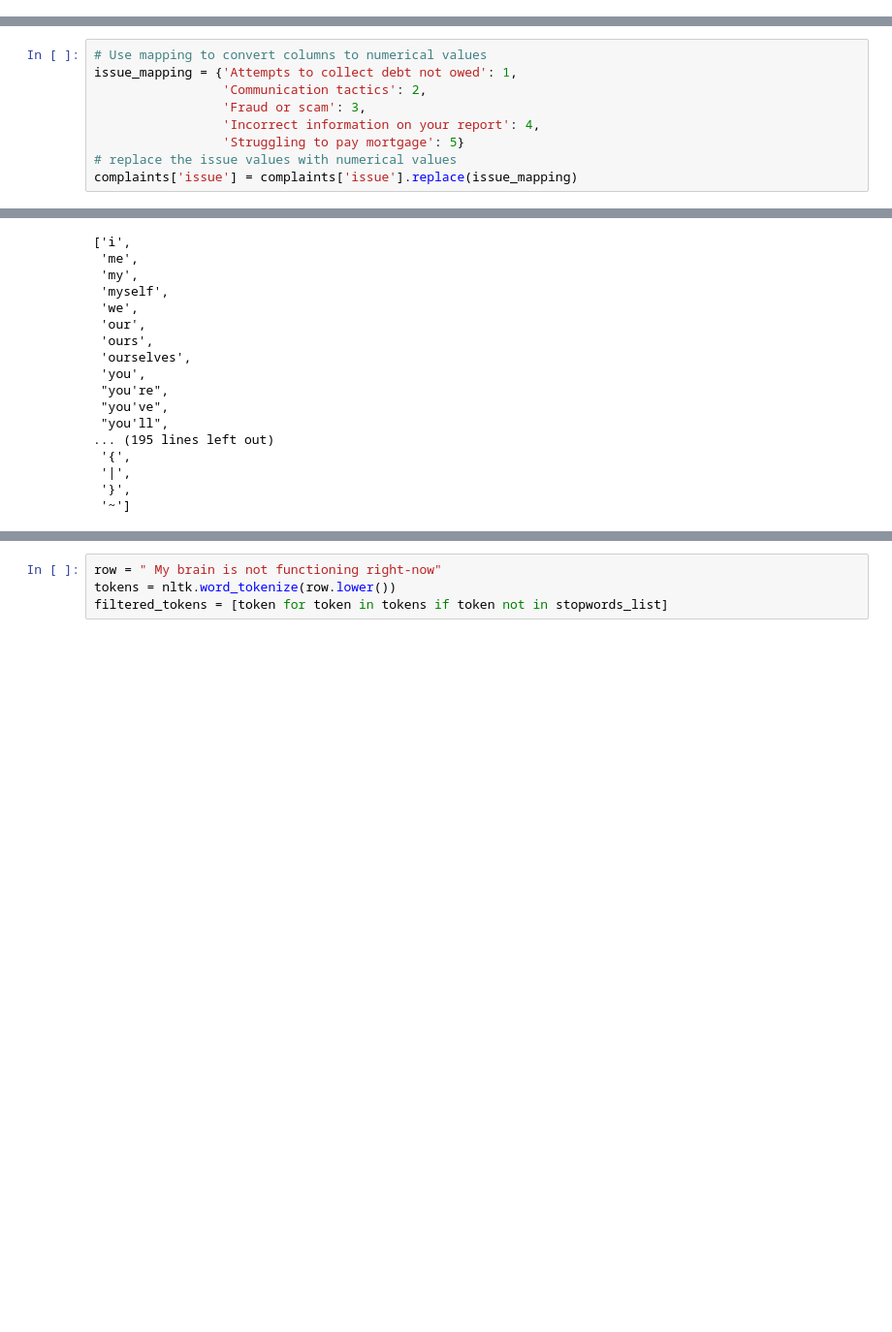
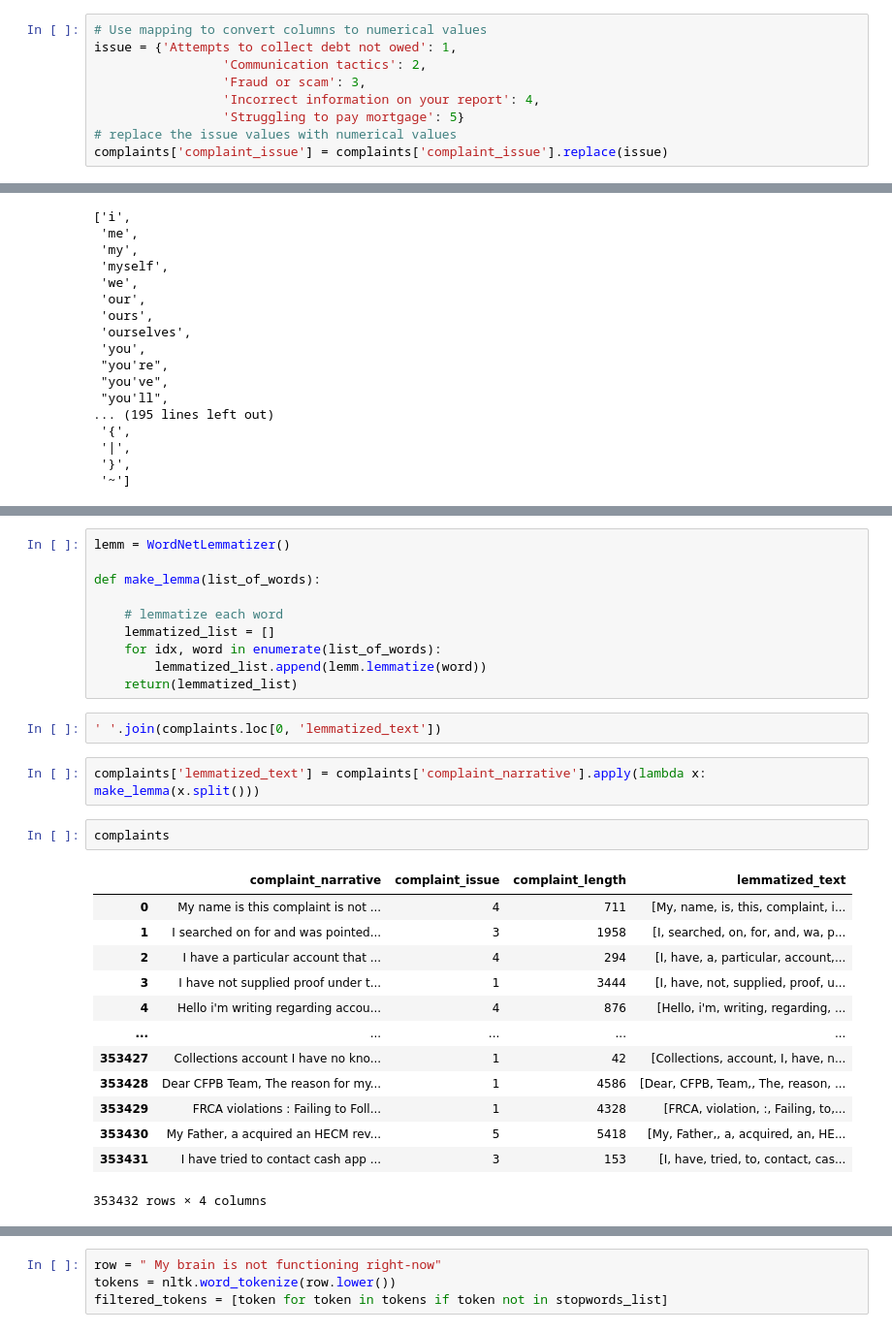
Before and after one commit to nss-data-science-cohort-6/cfpb_text_classification-gambinos, a Jupyter notebook: AM_cfpb_text_classification.ipynb, the cells around one changed output, grey strips where cells are left out. Shown at 97% size. Saved outputs shown, nothing was run; the diff lists cells and outputs as text; blank space fills up the shorter version.

Commit message:
woattempting lemmatization

```diff
--- a/AM_cfpb_text_classification.ipynb
+++ b/AM_cfpb_text_classification.ipynb
@@ -36,6 +37,15 @@ complaints['complaint_issue'].value_counts().plot(kind = 'bar')
 # %% [output]
 <Axes: >
 [figure]
+# %%
+# Use mapping to convert columns to numerical values
+issue = {'Attempts to collect debt not owed': 1,
+                 'Communication tactics': 2,
+                 'Fraud or scam': 3,
+                 'Incorrect information on your report': 4,
+                 'Struggling to pay mortgage': 5}
+# replace the issue values with numerical values
+complaints['complaint_issue'] = complaints['complaint_issue'].replace(issue)
 # %%
 complaints['complaint_narrative'].apply(len).plot(kind = 'hist')
 # %% [output]
@@ -48,14 +58,5 @@ complaints['complaint_narrative'] = complaints['complaint_narrative'].str.replac
 
 # stripping all numeric values from complaints
 complaints['complaint_narrative'] = complaints['complaint_narrative'].str.replace('\d+', '', regex=True)
-# %%
-# Use mapping to convert columns to numerical values
-issue_mapping = {'Attempts to collect debt not owed': 1,
-                 'Communication tactics': 2,
-                 'Fraud or scam': 3,
-                 'Incorrect information on your report': 4,
-                 'Struggling to pay mortgage': 5}
-# replace the issue values with numerical values
-complaints['issue'] = complaints['issue'].replace(issue_mapping)
 # %%
 complaints.loc[0]['complaint_narrative']
@@ -83,0 +94,30 @@ stopwords_list
+# %%
+lemm = WordNetLemmatizer()
+
+def make_lemma(list_of_words):
+
+    # lemmatize each word
+    lemmatized_list = []
+    for idx, word in enumerate(list_of_words):
+        lemmatized_list.append(lemm.lemmatize(word))
+    return(lemmatized_list)
+# %%
+' '.join(complaints.loc[0, 'lemmatized_text'])
+# %%
+complaints['lemmatized_text'] = complaints['complaint_narrative'].apply(lambda x: make_lemma(x.split()))
+# %%
+complaints
+# %% [output]
+|  | complaint_narrative | complaint_issue | complaint_length | lemmatized_text |
+| 0 | My name is this complaint is not ... | 4 | 711 | [My, name, is, this, complaint, i... |
+| 1 | I searched on for and was pointed... | 3 | 1958 | [I, searched, on, for, and, wa, p... |
+| 2 | I have a particular account that ... | 4 | 294 | [I, have, a, particular, account,... |
+| 3 | I have not supplied proof under t... | 1 | 3444 | [I, have, not, supplied, proof, u... |
+| 4 | Hello i'm writing regarding accou... | 4 | 876 | [Hello, i'm, writing, regarding, ... |
+| ... | ... | ... | ... | ... |
+| 353427 | Collections account I have no kno... | 1 | 42 | [Collections, account, I, have, n... |
+| 353428 | Dear CFPB Team, The reason for my... | 1 | 4586 | [Dear, CFPB, Team,, The, reason, ... |
+| 353429 | FRCA violations : Failing to Foll... | 1 | 4328 | [FRCA, violation, :, Failing, to,... |
+| 353430 | My Father, a acquired an HECM rev... | 5 | 5418 | [My, Father,, a, acquired, an, HE... |
+| 353431 | I have tried to contact cash app ... | 3 | 153 | [I, have, tried, to, contact, cas... |
+353432 rows × 4 columns
```
Also changed, not shown: parts of 12 cells of this notebook.
